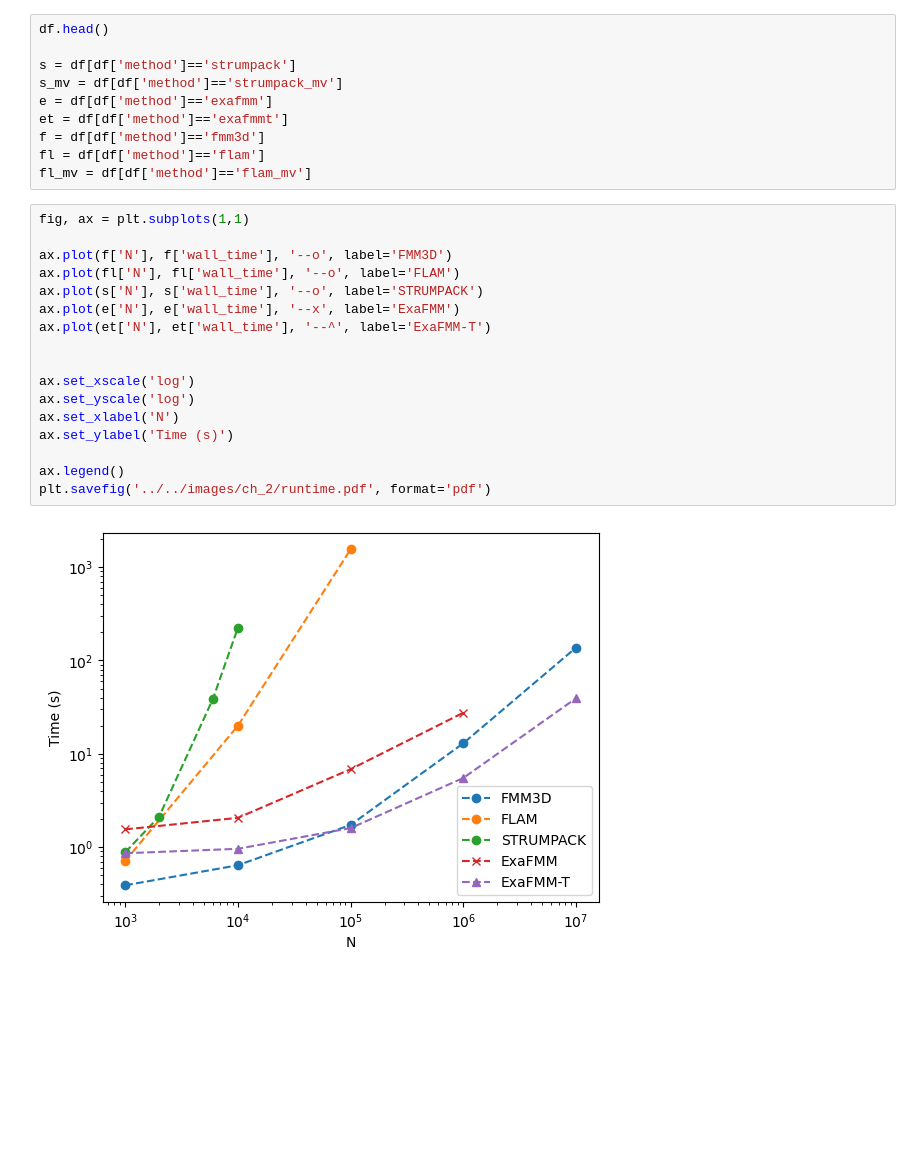
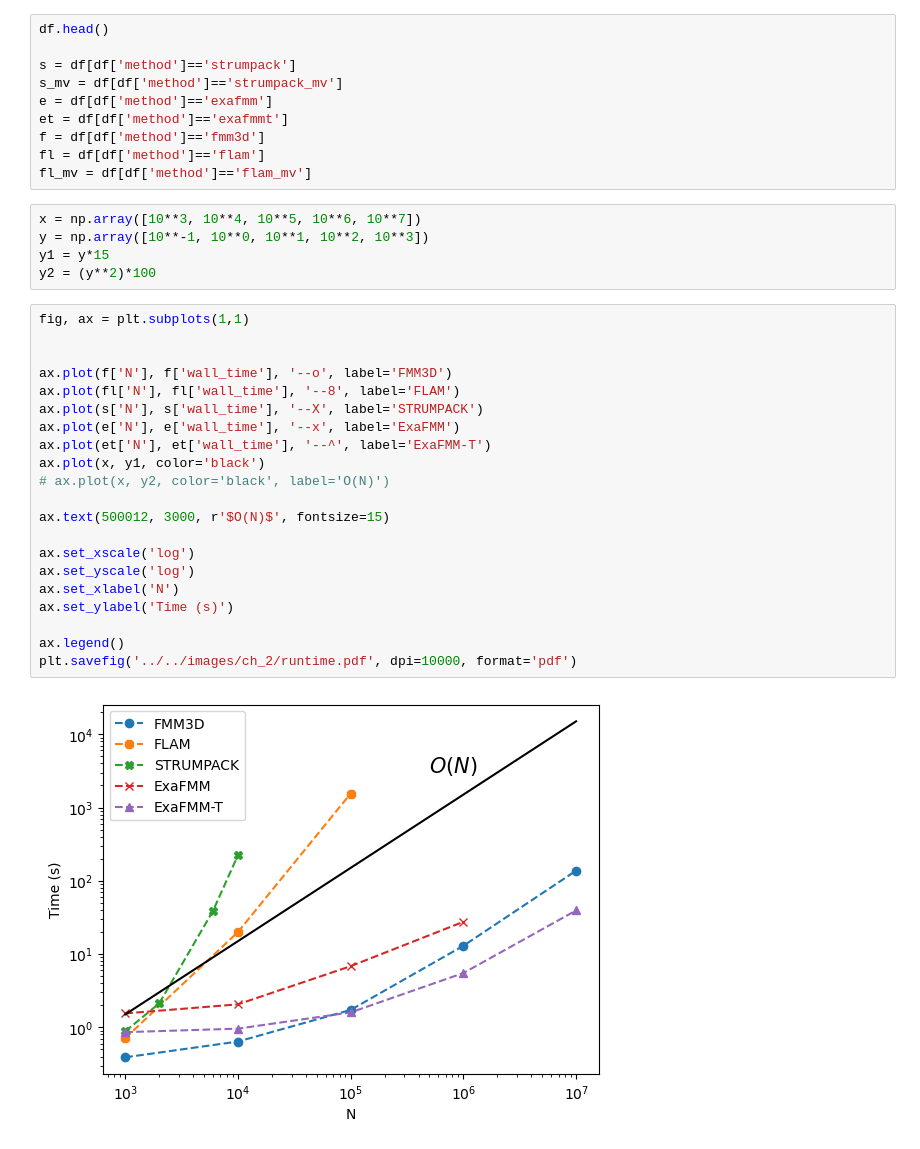
Before and after one commit to skailasa/phd-thesis, a Jupyter notebook: code/ch_2/scaling.ipynb, the cells around one changed output. Saved outputs shown, nothing was run; the diff lists cells and outputs as text; blank space fills up the shorter version.

Commit message:
Add more to plan, add scaling to graphs

```diff
--- a/code/ch_2/scaling.ipynb
+++ b/code/ch_2/scaling.ipynb
@@ -14,22 +15,31 @@ et = df[df['method']=='exafmmt']
 f = df[df['method']=='fmm3d']
 fl = df[df['method']=='flam']
 fl_mv = df[df['method']=='flam_mv']
+# %%
+x = np.array([10**3, 10**4, 10**5, 10**6, 10**7])
+y = np.array([10**-1, 10**0, 10**1, 10**2, 10**3])
+y1 = y*15
+y2 = (y**2)*100
 # %%
 fig, ax = plt.subplots(1,1)
 
+
 ax.plot(f['N'], f['wall_time'], '--o', label='FMM3D')
-ax.plot(fl['N'], fl['wall_time'], '--o', label='FLAM')
-ax.plot(s['N'], s['wall_time'], '--o', label='STRUMPACK')
+ax.plot(fl['N'], fl['wall_time'], '--8', label='FLAM')
+ax.plot(s['N'], s['wall_time'], '--X', label='STRUMPACK')
 ax.plot(e['N'], e['wall_time'], '--x', label='ExaFMM')
 ax.plot(et['N'], et['wall_time'], '--^', label='ExaFMM-T')
+ax.plot(x, y1, color='black')
+# ax.plot(x, y2, color='black', label='O(N)')
 
+ax.text(500012, 3000, r'$O(N)$', fontsize=15)
 
 ax.set_xscale('log')
 ax.set_yscale('log')
 ax.set_xlabel('N')
 ax.set_ylabel('Time (s)')
 
 ax.legend()
-plt.savefig('../../images/ch_2/runtime.pdf', format='pdf')
+plt.savefig('../../images/ch_2/runtime.pdf', dpi=10000, format='pdf')
 # %% [output]
-[figure, old version]
+[figure, new version]
```
Also changed, not shown: parts of 5 cells of this notebook, 11 other files.
